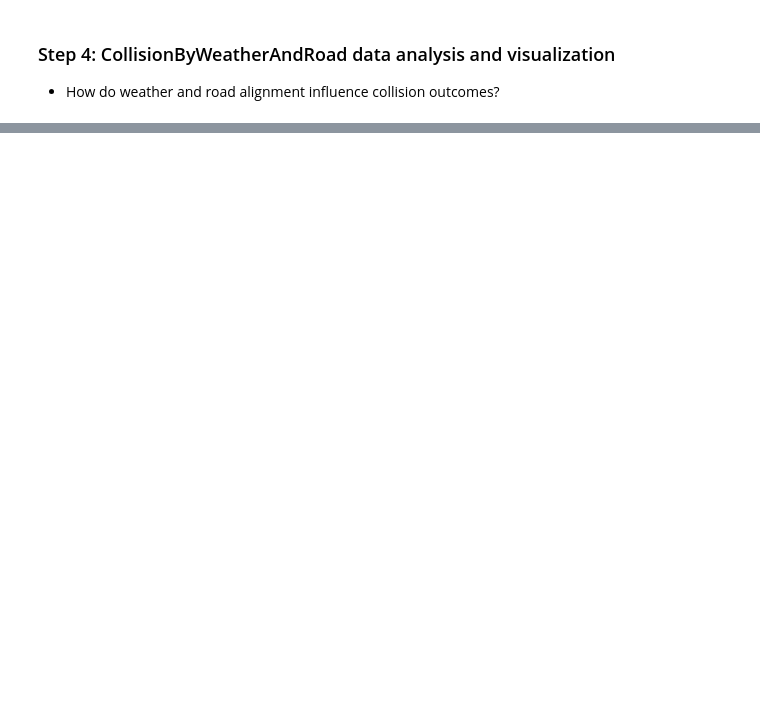
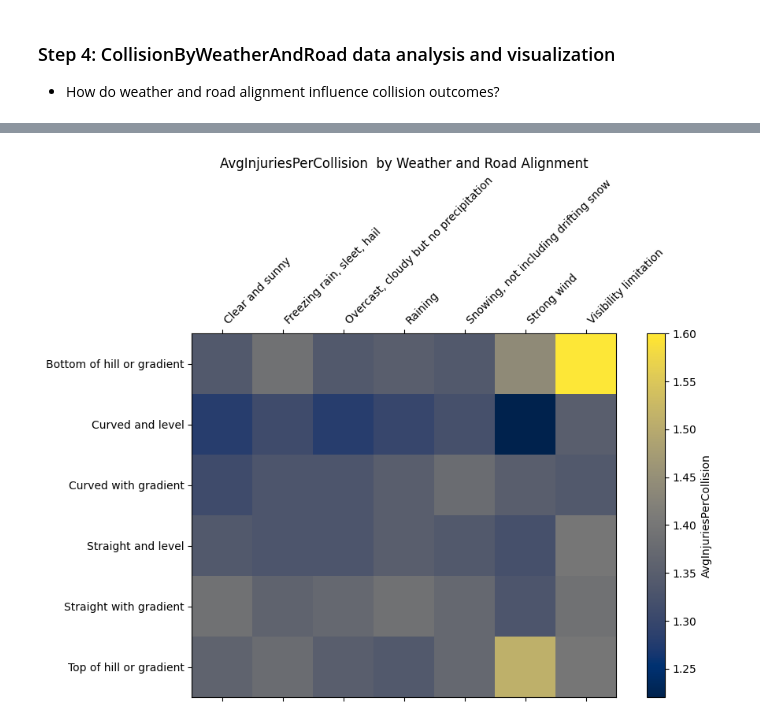
Before and after one commit to anithamonica/DATA604_TrafficIncidents, a Jupyter notebook: 04_DataAnalysisCollisionByWeatherAndRoad.ipynb, the cells around one changed output, grey strips where cells are left out. Cells and saved outputs as stored; diff of their text form; code cells hidden in the pictures; blank space fills up the shorter version.

```diff
--- a/04_DataAnalysisCollisionByWeatherAndRoad.ipynb
+++ b/04_DataAnalysisCollisionByWeatherAndRoad.ipynb
@@ -356,0 +356,14 @@ plt.show()
+# %%
+
+pivot = result.pivot(index="RoadAlignment", columns="Weather", values="AvgInjuriesPerCollision")
+fig, ax = plt.subplots(figsize=(10,6))
+cax = ax.matshow(pivot, cmap="cividis")
+ax.set_xticks(np.arange(len(pivot.columns)))
+ax.set_xticklabels(pivot.columns, rotation=45, ha="left")
+ax.set_yticks(np.arange(len(pivot.index)))
+ax.set_yticklabels(pivot.index)
+plt.colorbar(cax, label="AvgInjuriesPerCollision")
+plt.title("AvgInjuriesPerCollision  by Weather and Road Alignment")
+plt.show()
+# %% [output]
+[figure, added]
```
Also changed, not shown: parts of 9 cells of this notebook, 1 other file.
